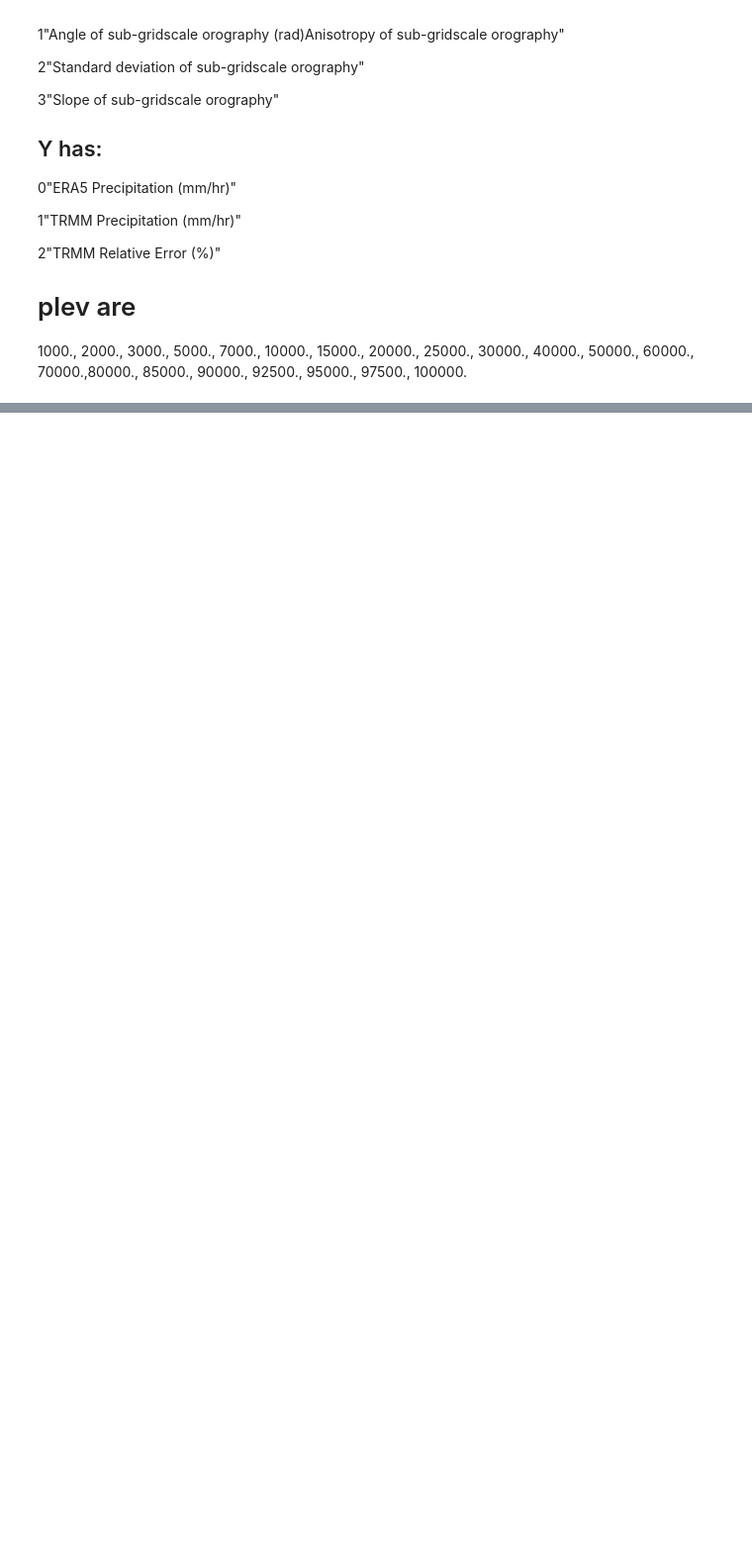
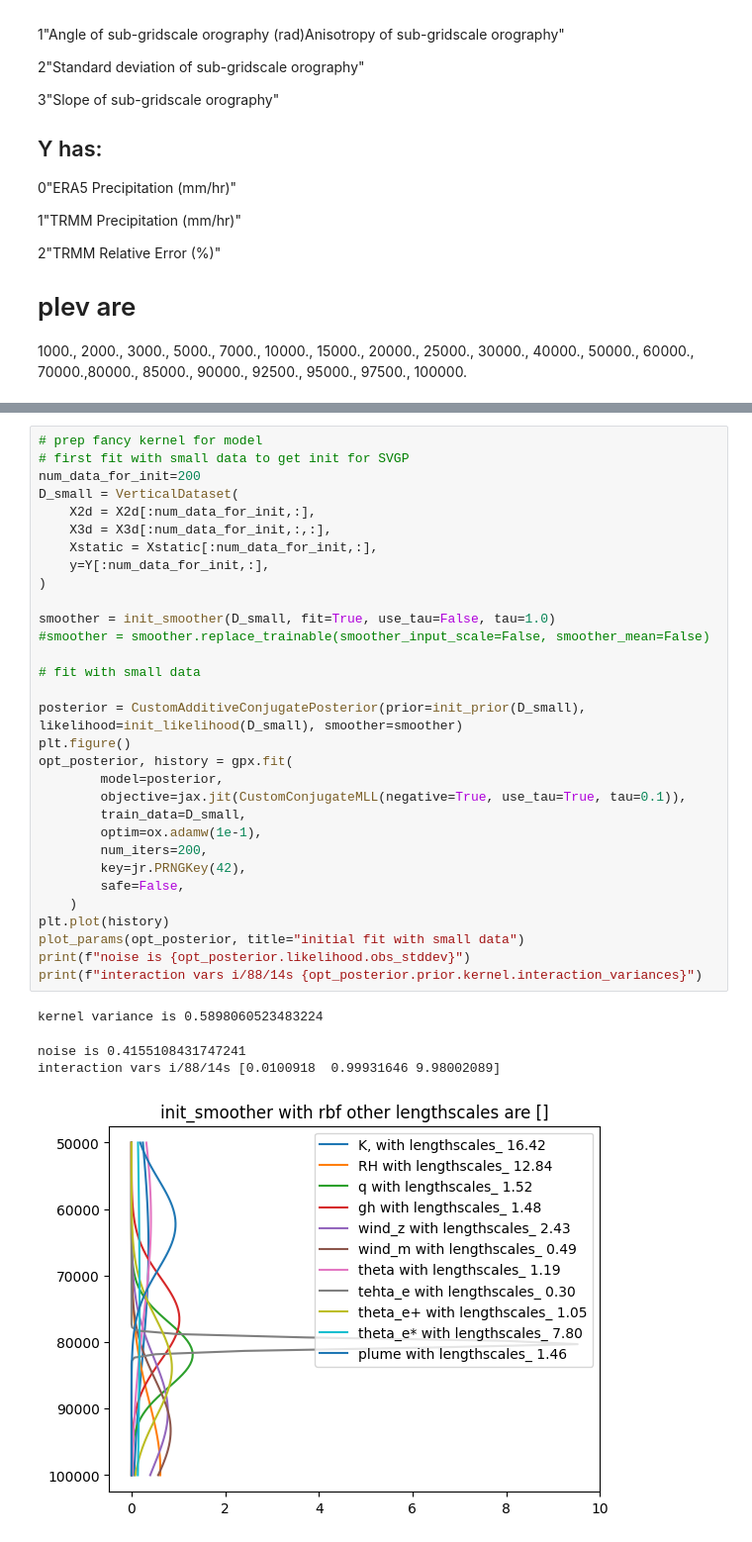
Before and after one commit to JaxGaussianProcesses/GPJax, a Jupyter notebook: Play.ipynb, the cells around one changed output, grey strips where cells are left out. Shown at 99% size. Drawn from its saved outputs; the diff is of its cells as text; blank space fills up the shorter version.

```diff
--- a/Play.ipynb
+++ b/Play.ipynb
@@ -284,0 +369,36 @@ print(f"interaction vars is {opt_posterior.prior.kernel.interaction_variances}")
+# %%
+# prep fancy kernel for model
+# first fit with small data to get init for SVGP
+num_data_for_init=200
+D_small = VerticalDataset(
+    X2d = X2d[:num_data_for_init,:],
+    X3d = X3d[:num_data_for_init,:,:],
+    Xstatic = Xstatic[:num_data_for_init,:],
+    y=Y[:num_data_for_init,:],
+)
+
+smoother = init_smoother(D_small, fit=True, use_tau=False, tau=1.0)
+#smoother = smoother.replace_trainable(smoother_input_scale=False, smoother_mean=False)
+
+# fit with small data
+
+posterior = CustomAdditiveConjugatePosterior(prior=init_prior(D_small), likelihood=init_likelihood(D_small), smoother=smoother)
+plt.figure()
+opt_posterior, history = gpx.fit(
+        model=posterior,
+        objective=jax.jit(CustomConjugateMLL(negative=True, use_tau=True, tau=0.1)),
+        train_data=D_small,
+        optim=ox.adamw(1e-1),
+        num_iters=200,
+        key=jr.PRNGKey(42),
+        safe=False,
+    )
+plt.plot(history)
+plot_params(opt_posterior, title="initial fit with small data")
+print(f"noise is {opt_posterior.likelihood.obs_stddev}")
+print(f"interaction vars i/88/14s {opt_posterior.prior.kernel.interaction_variances}")
+# %% [output]
+kernel variance is 0.5898060523483224
+noise is 0.4155108431747241
+interaction vars i/88/14s [0.0100918  0.99931646 9.98002089]
+[figure, added]
```
Also changed, not shown: parts of 9 cells of this notebook, 2 other files.
